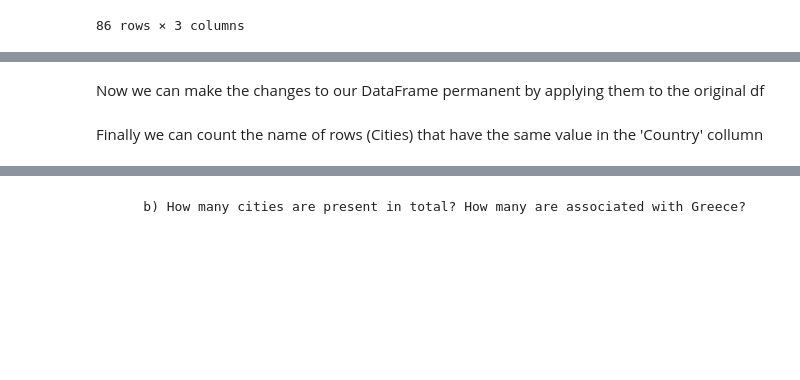
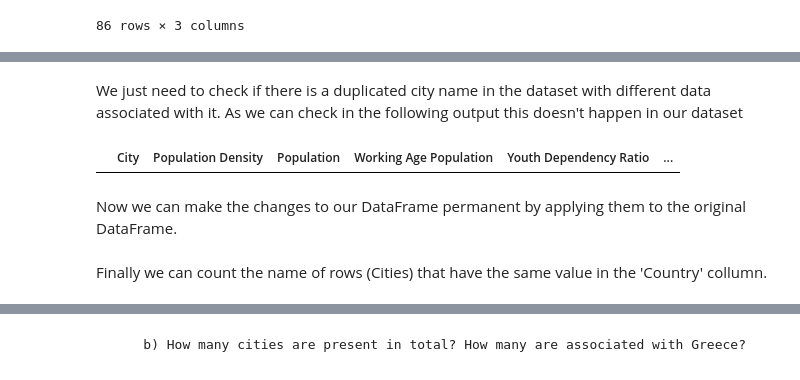
Before and after one commit to CoderCactus/WhereShouldILive, a Jupyter notebook: Group13_PDS_2526.ipynb, the cells around one changed output, grey strips where cells are left out. Saved outputs shown, nothing was run; the diff lists cells and outputs as text; code cells hidden in the pictures; blank space fills up the shorter version.

```diff
--- a/Group13_PDS_2526.ipynb
+++ b/Group13_PDS_2526.ipynb
@@ -161,9 +179,15 @@ temp.loc[:,['City', 'CityName', 'Country']]
+# %% [markdown]
+We just need to check if there is a duplicated city name in the dataset with different data associated with it. As we can check in the following output this doesn't happen in our dataset
+# %%
+temp[temp.duplicated(subset=['CityName'])]
+# %% [output]
+|  | City | Population Density | Population | Working Age Population | Youth Dependency Ratio | ... |
 # %% [markdown]
-Now we can make the changes to our DataFrame permanent by applying them to the original df
+Now we can make the changes to our DataFrame permanent by applying them to the original DataFrame.
 # %%
 df = temp
 # %% [markdown]
-Finally we can count the name of rows (Cities) that have the same value in the 'Country' collumn
+Finally we can count the name of rows (Cities) that have the same value in the 'Country' collumn.
 # %%
 df['Country'].value_counts()
 # %% [output]
```
Also changed, not shown: parts of 11 cells of this notebook.
